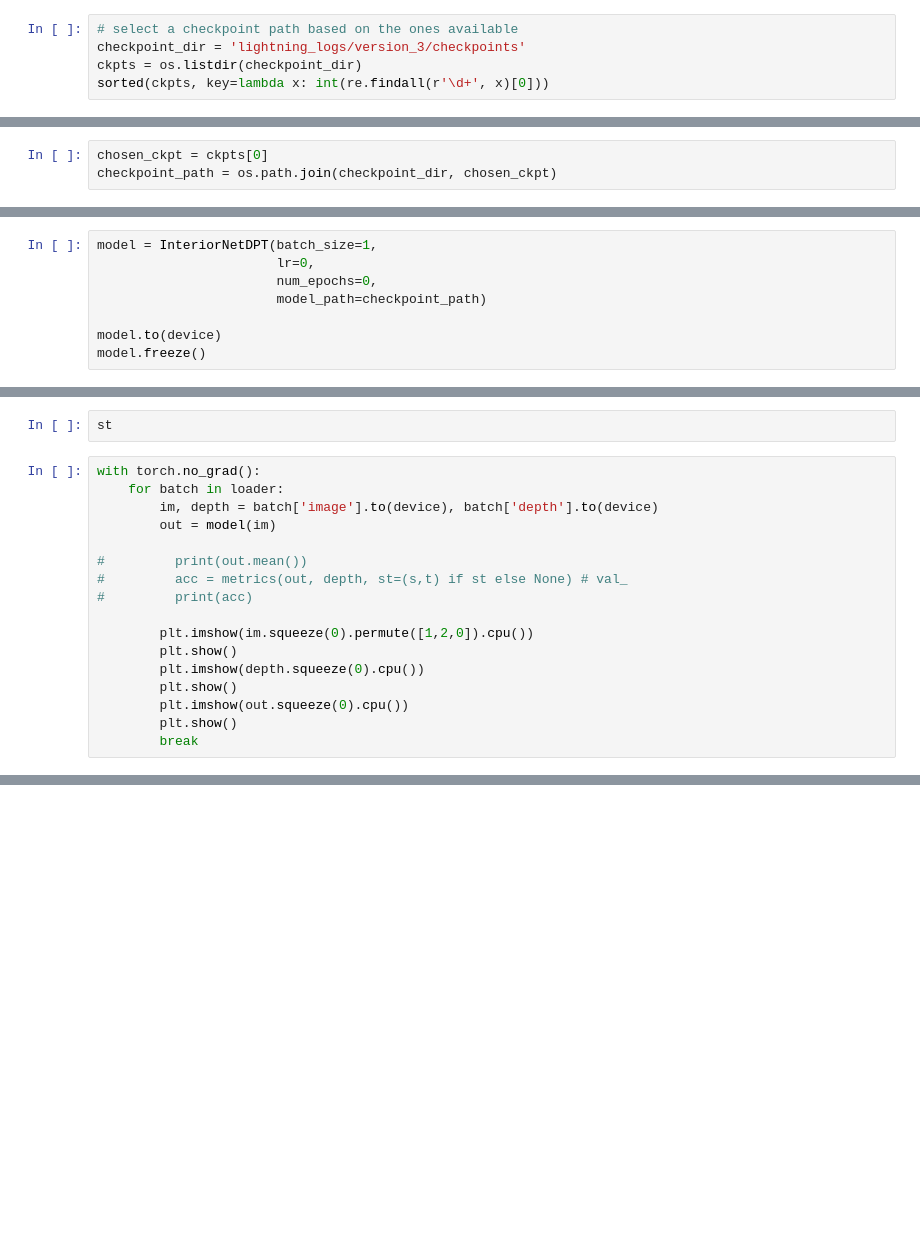
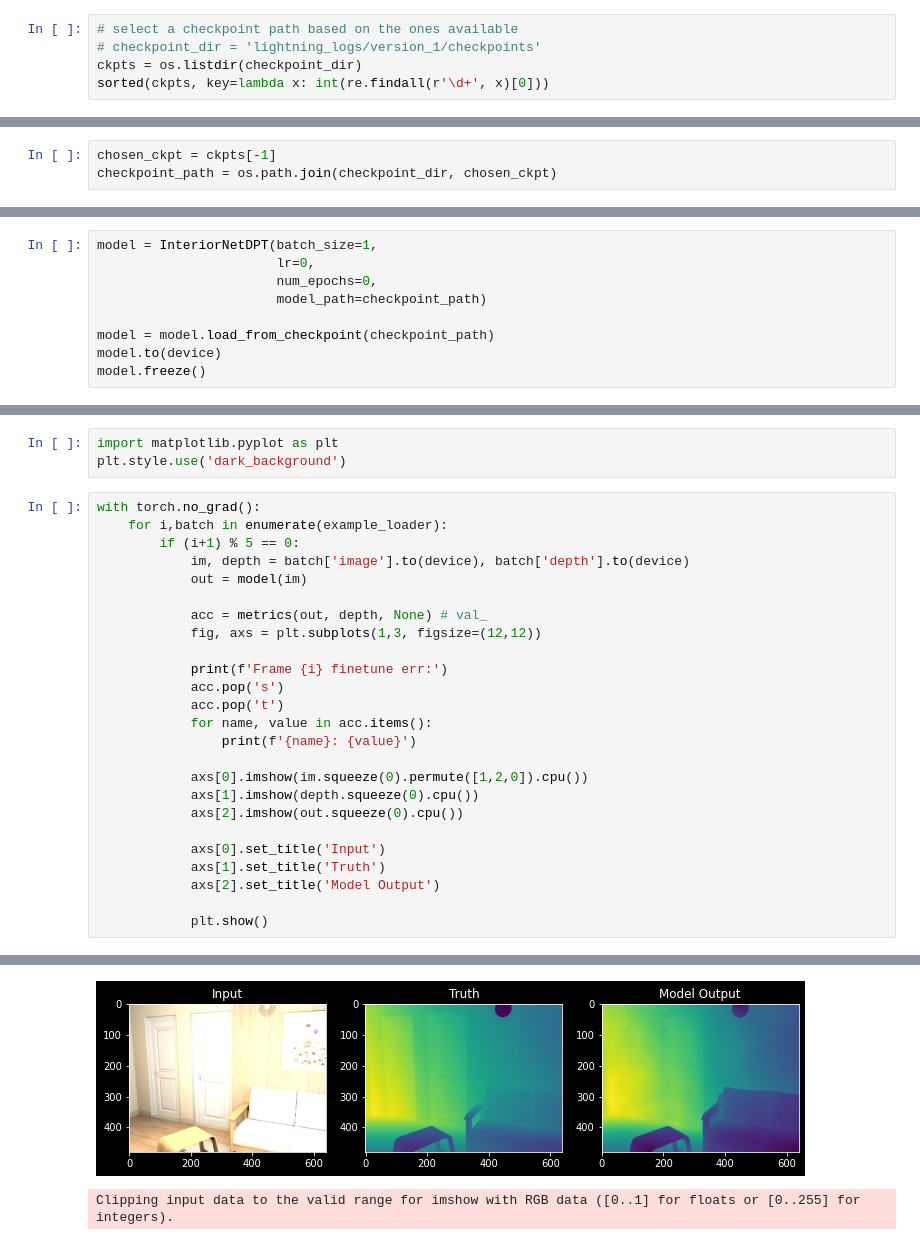
Before and after one commit to chriswxho/dynamic-inference, a Jupyter notebook: eval_dpt.ipynb, the cells around one changed output, grey strips where cells are left out. Saved outputs shown, nothing was run; the diff lists cells and outputs as text; blank space fills up the shorter version.

```diff
--- a/eval_dpt.ipynb
+++ b/eval_dpt.ipynb
@@ -52,7 +40,7 @@ if k8s:
     os.chdir('/')
 # %%
 # select a checkpoint path based on the ones available
-checkpoint_dir = 'lightning_logs/version_3/checkpoints'
+# checkpoint_dir = 'lightning_logs/version_1/checkpoints'
 ckpts = os.listdir(checkpoint_dir)
 sorted(ckpts, key=lambda x: int(re.findall(r'\d+', x)[0]))
 # %% [output]
@@ -60,3 +64,3 @@ sorted(ckpts, key=lambda x: int(re.findall(r'\d+', x)[0]))
 # %%
-chosen_ckpt = ckpts[0]
+chosen_ckpt = ckpts[-1]
 checkpoint_path = os.path.join(checkpoint_dir, chosen_ckpt)
@@ -68,6 +70,7 @@ model = InteriorNetDPT(batch_size=1,
                        num_epochs=0,
                        model_path=checkpoint_path)
 
+model = model.load_from_checkpoint(checkpoint_path)
 model.to(device)
 model.freeze()
 # %%
@@ -93,19 +93,29 @@ NameError: name 'chosen_ckpt' is not defined
-# %%
-st
+# %%
+import matplotlib.pyplot as plt
+plt.style.use('dark_background')
 # %%
 with torch.no_grad():
-    for batch in loader:
-        im, depth = batch['image'].to(device), batch['depth'].to(device)
-        out = model(im)
+    for i,batch in enumerate(example_loader):
+        if (i+1) % 5 == 0:
+            im, depth = batch['image'].to(device), batch['depth'].to(device)
+            out = model(im)
 
-#         print(out.mean())
-#         acc = metrics(out, depth, st=(s,t) if st else None) # val_
-#         print(acc)
+            acc = metrics(out, depth, None) # val_
+            fig, axs = plt.subplots(1,3, figsize=(12,12))
 
-        plt.imshow(im.squeeze(0).permute([1,2,0]).cpu())
-        plt.show()
-        plt.imshow(depth.squeeze(0).cpu())
-        plt.show()
-        plt.imshow(out.squeeze(0).cpu())
-        plt.show()
-        break
+            print(f'Frame {i} finetune err:')
+            acc.pop('s')
+            acc.pop('t')
+            for name, value in acc.items():
+                print(f'{name}: {value}')
+
+            axs[0].imshow(im.squeeze(0).permute([1,2,0]).cpu())
+            axs[1].imshow(depth.squeeze(0).cpu())
+            axs[2].imshow(out.squeeze(0).cpu())
+
+            axs[0].set_title('Input')
+            axs[1].set_title('Truth')
+            axs[2].set_title('Model Output')
+
+            plt.show()
+# %% [output]
@@ -111,0 +129,2 @@ with torch.no_grad():
+[figure, added]
+Clipping input data to the valid range for imshow with RGB data ([0..1] for floats or [0..255] for integers).
```
Also changed, not shown: parts of 16 cells of this notebook.
